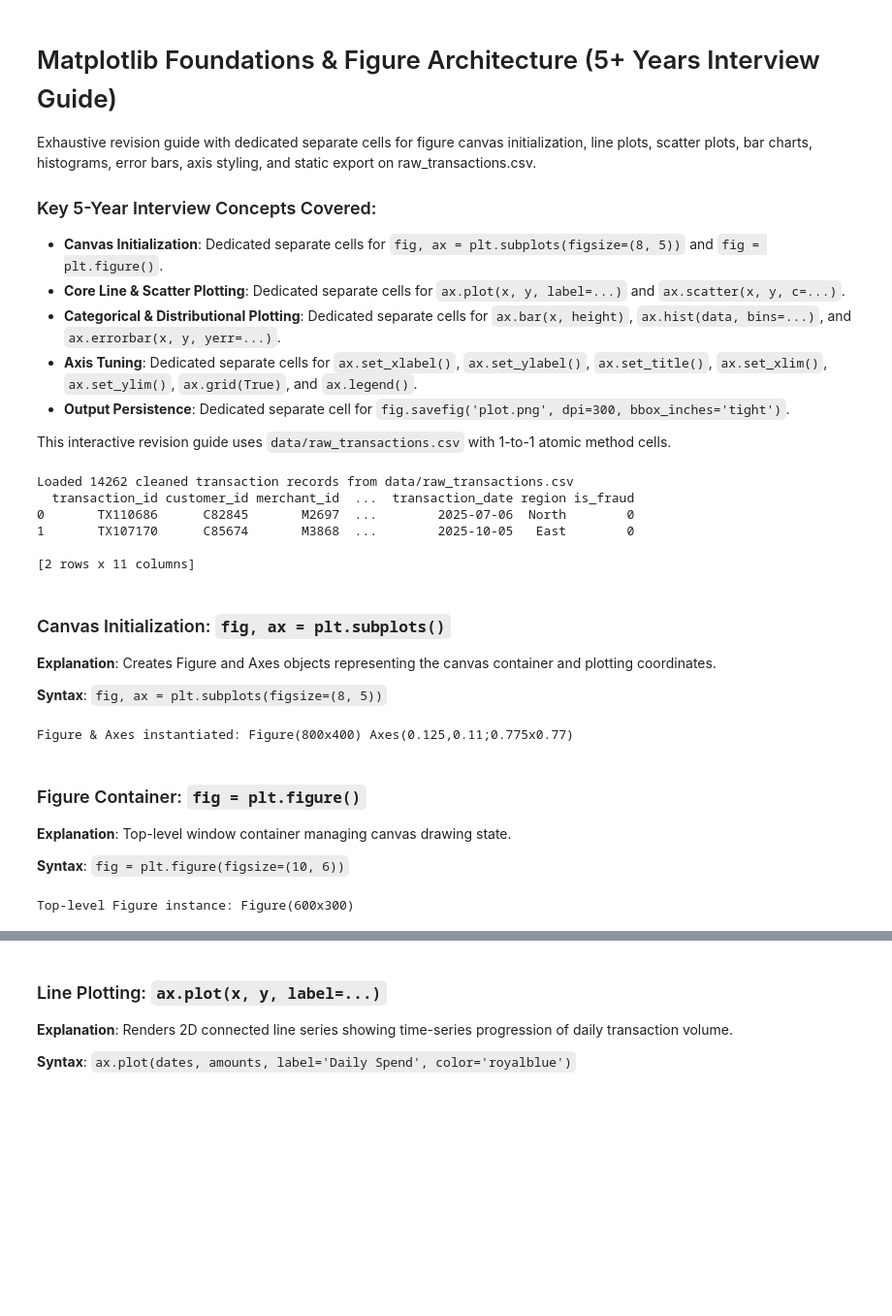
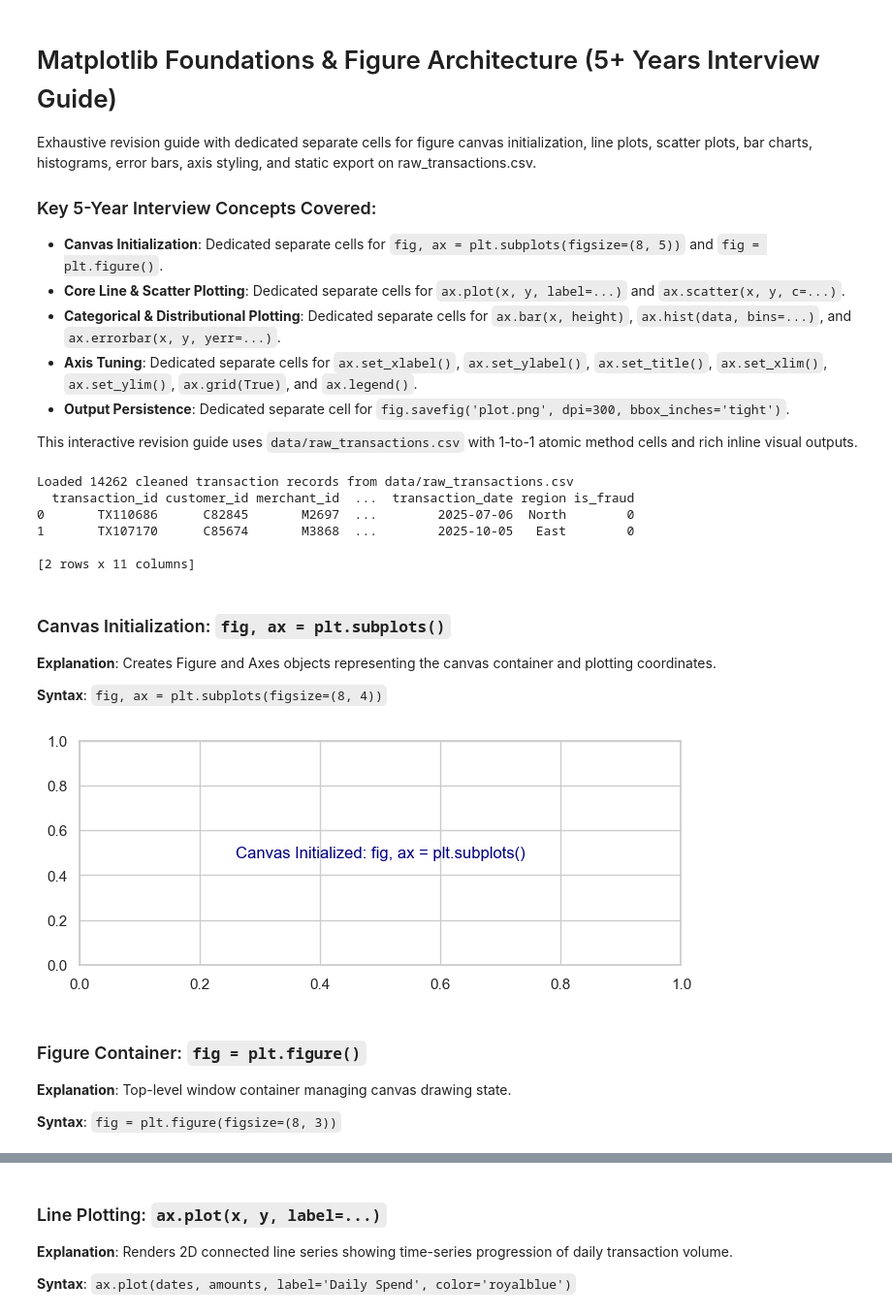
Before and after one commit to iankurbhatt/investigate-pandas, a Jupyter notebook: investigate_data_visualization/matplotlib_foundations_architecture.ipynb, the cells around one changed output, grey strips where cells are left out. Shown at 97% size. Saved outputs shown, nothing was run; the diff lists cells and outputs as text; code cells hidden in the pictures; blank space fills up the shorter version.

Commit message:
Render and embed rich graphical charts and plots in all Data Visualization notebook outputs

```diff
--- a/investigate_data_visualization/matplotlib_foundations_architecture.ipynb
+++ b/investigate_data_visualization/matplotlib_foundations_architecture.ipynb
@@ -9,9 +9,10 @@ Exhaustive revision guide with dedicated separate cells for figure canvas initia
 - **Axis Tuning**: Dedicated separate cells for `ax.set_xlabel()`, `ax.set_ylabel()`, `ax.set_title()`, `ax.set_xlim()`, `ax.set_ylim()`, `ax.grid(True)`, and `ax.legend()`.
 - **Output Persistence**: Dedicated separate cell for `fig.savefig('plot.png', dpi=300, bbox_inches='tight')`.
 
-This interactive revision guide uses `data/raw_transactions.csv` with 1-to-1 atomic method cells.
+This interactive revision guide uses `data/raw_transactions.csv` with 1-to-1 atomic method cells and rich inline visual outputs.
 # %%
 # Setup imports & dataset loading from raw_transactions.csv
+%matplotlib inline
 import pandas as pd
 import numpy as np
 import matplotlib.pyplot as plt
@@ -22,9 +23,10 @@ from plotly.subplots import make_subplots
 import os
 import sys
 
-# Non-interactive backend for headless test execution
-import matplotlib
-matplotlib.use('Agg')
+# Configure visual aesthetics
+sns.set_theme(style='whitegrid')
+plt.rcParams['figure.figsize'] = (8, 4)
+plt.rcParams['font.size'] = 10
 
 csv_path = 'data/raw_transactions.csv' if os.path.exists('data/raw_transactions.csv') else '../data/raw_transactions.csv'
 df = pd.read_csv(csv_path)
@@ -47,21 +49,15 @@ Loaded 14262 cleaned transaction records from data/raw_transactions.csv
 ### Canvas Initialization: `fig, ax = plt.subplots()`
 **Explanation**: Creates Figure and Axes objects representing the canvas container and plotting coordinates.
 
-**Syntax**: `fig, ax = plt.subplots(figsize=(8, 5))`
+**Syntax**: `fig, ax = plt.subplots(figsize=(8, 4))`
-# %%
-fig, ax = plt.subplots(figsize=(8, 4))
-print('Figure & Axes instantiated:', fig, ax)
-plt.close(fig)
-# %% [output]
-Figure & Axes instantiated: Figure(800x400) Axes(0.125,0.11;0.775x0.77)
+# %%
+fig, ax = plt.subplots(figsize=(8, 3))
+ax.text(0.5, 0.5, 'Canvas Initialized: fig, ax = plt.subplots()', ha='center', va='center', fontsize=12, color='navy')
+plt.show()
+# %% [output]
+[figure, added]
 # %% [markdown]
 ### Figure Container: `fig = plt.figure()`
 **Explanation**: Top-level window container managing canvas drawing state.
 
-**Syntax**: `fig = plt.figure(figsize=(10, 6))`
+**Syntax**: `fig = plt.figure(figsize=(8, 3))`
-# %%
-fig = plt.figure(figsize=(6, 3))
-print('Top-level Figure instance:', fig)
-plt.close(fig)
-# %% [output]
-Top-level Figure instance: Figure(600x300)
```
Also changed, not shown: parts of 16 cells of this notebook, 9 other files.
